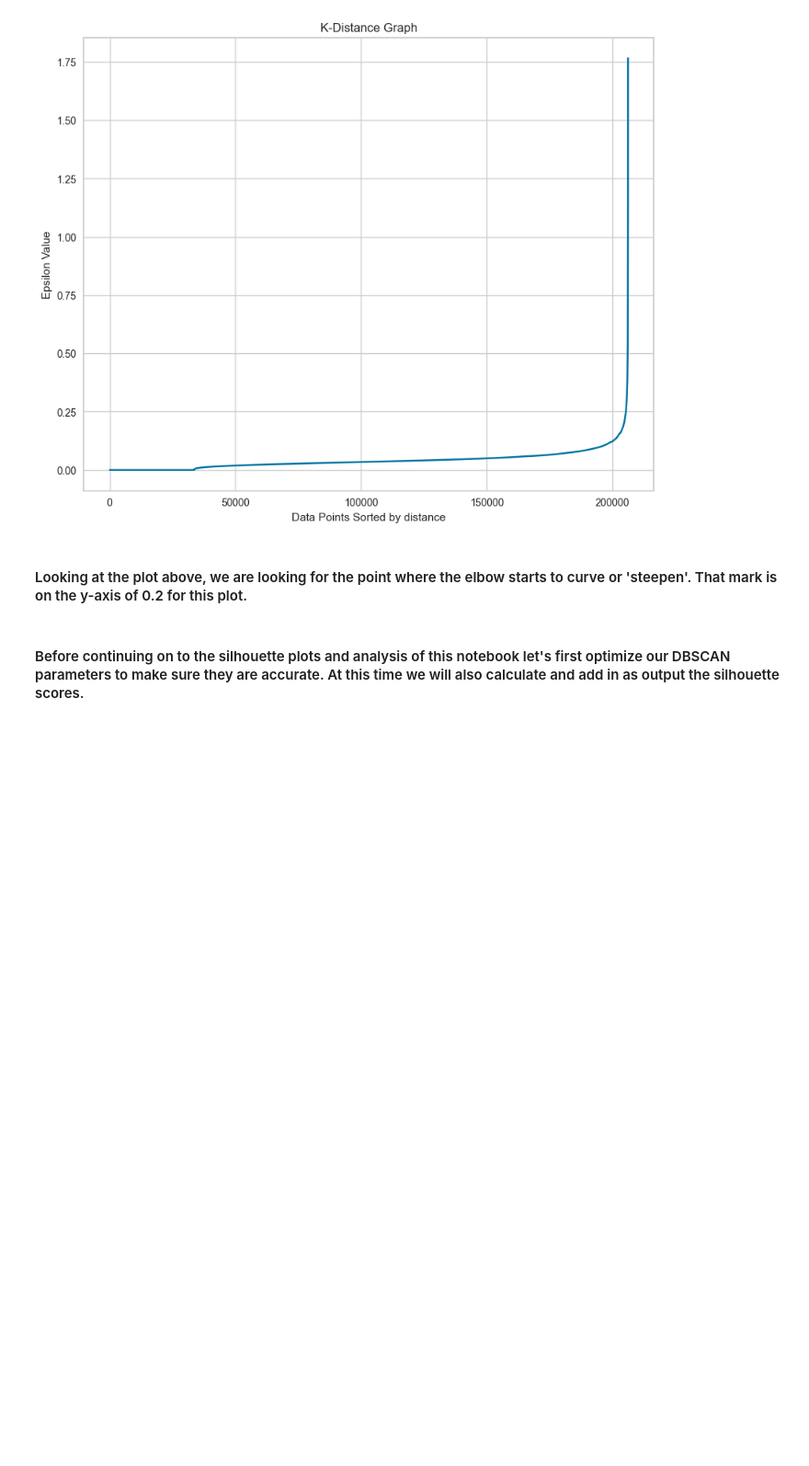
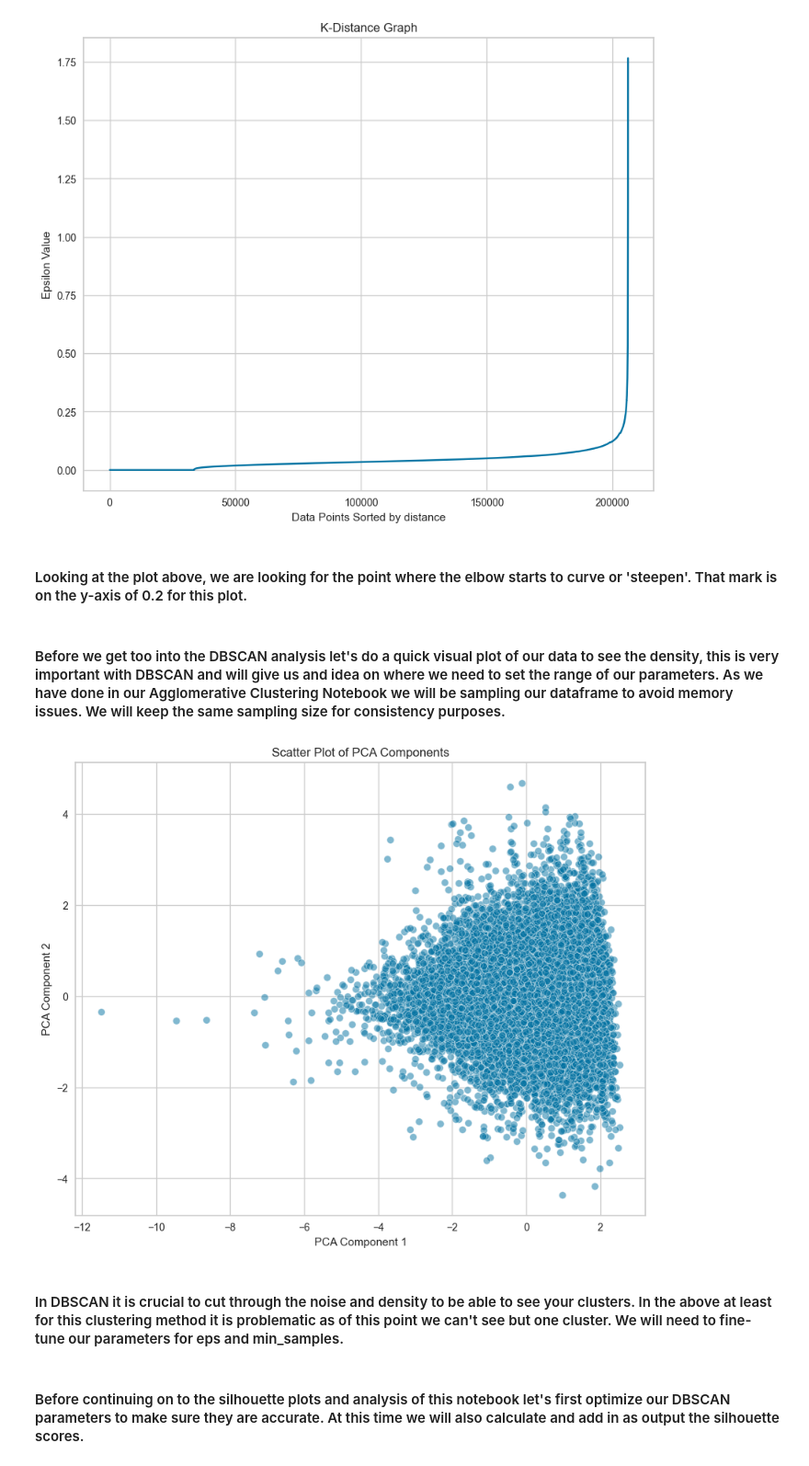
Before and after one commit to Taliwat/Springboard-DS, a Jupyter notebook: Capstone 2 - Instacart Project/Modeling/DBSCAN-models.ipynb, the cells around one changed output. Shown at 92% size. Cells and saved outputs as stored; diff of their text form; code cells hidden in the pictures; blank space fills up the shorter version.

```diff
--- a/Capstone 2 - Instacart Project/Modeling/DBSCAN-models.ipynb
+++ b/Capstone 2 - Instacart Project/Modeling/DBSCAN-models.ipynb
@@ -77,6 +77,26 @@ plot_k_distance_graph(dbscan_scaled, n_neighbors=min_samples_init)
 [figure]
 # %% [markdown]
 #### Looking at the plot above, we are looking for the point where the elbow starts to curve or 'steepen'.  That mark is on the y-axis of 0.2 for this plot.
+# %% [markdown]
+#### Before we get too into the DBSCAN analysis let's do a quick visual plot of our data to see the density, this is very important with DBSCAN and will give us and idea on where we need to set the range of our parameters.  As we have done in our Agglomerative Clustering Notebook we will be sampling our dataframe to avoid memory issues.  We will keep the same sampling size for consistency purposes.
+# %%
+sample_size = 15000
+sample_indices = np.random.choice(len(dbscan_scaled), size=sample_size, replace=False)
+dbscan_scaled_sampled = dbscan_scaled.iloc[sample_indices]
+
+pca_sampled = PCA(n_components=2)
+pca_features_sampled = pca_sampled.fit_transform(dbscan_scaled_sampled)
+
+plt.figure(figsize = (10,8))
+sns.scatterplot(x = pca_features_sampled[:,0], y = pca_features_sampled[:, 1], alpha = 0.5)
+plt.title("Scatter Plot of PCA Components")
+plt.xlabel("PCA Component 1")
+plt.ylabel("PCA Component 2")
+plt.show()
+# %% [output]
+[figure, added]
+# %% [markdown]
+#### In DBSCAN it is crucial to cut through the noise and density to be able to see your clusters.  In the above at least for this clustering method it is problematic as of this point we can't see but one cluster.  We will need to fine-tune our parameters for eps and min_samples.
 # %% [markdown]
 #### Before continuing on to the silhouette plots and analysis of this notebook let's first optimize our DBSCAN parameters to make sure they are accurate.  At this time we will also calculate and add in as output the silhouette scores.
 # %%
```
Also changed, not shown: parts of 1 cell of this notebook, 1 other file.
